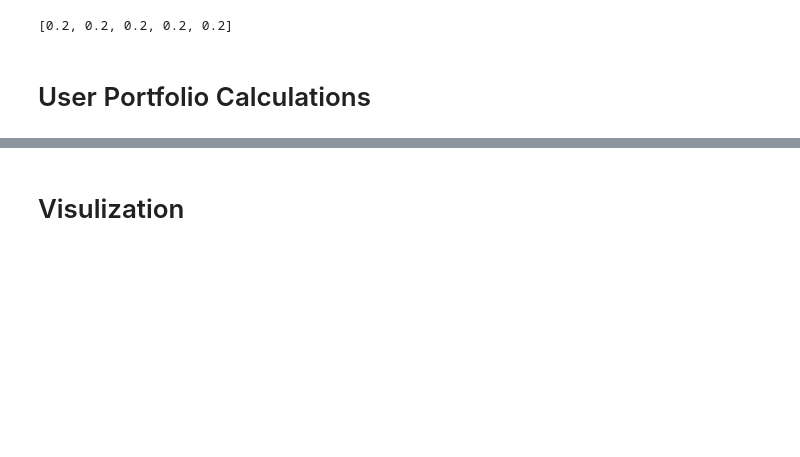
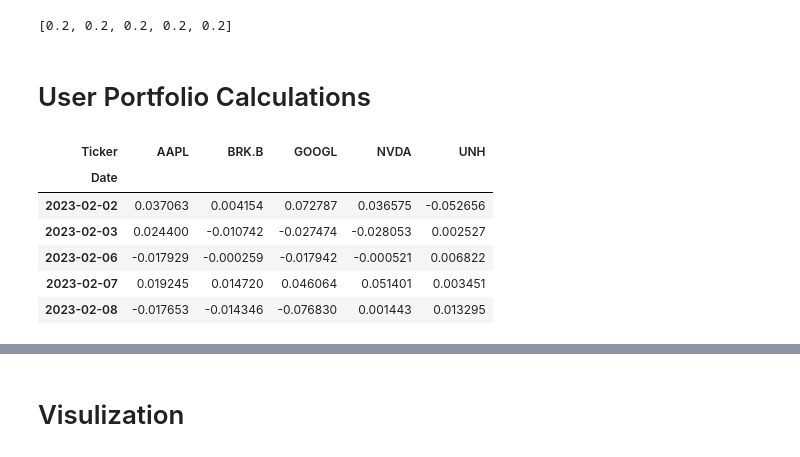
Before and after one commit to game-of-stocks/application, a Jupyter notebook: Game Of Stocks - Application.ipynb, the cells around one changed output, grey strips where cells are left out. Drawn from its saved outputs; the diff is of its cells as text; code cells hidden in the pictures; blank space fills up the shorter version.

```diff
--- a/Game Of Stocks - Application.ipynb
+++ b/Game Of Stocks - Application.ipynb
@@ -93,3 +90,26 @@ weight_array
 [0.2, 0.2, 0.2, 0.2, 0.2]
 # %% [markdown]
 # User Portfolio Calculations
+# %%
+# Get data from file for tickers in unique_user_portfolio_array using ".loc" and ".isin"
+portfolio_returns = raw_stocks_data_df.loc[raw_stocks_data_df["Ticker"].isin(unique_user_portfolio_array)]
+
+# Filter columns to get only the Ticker and Close Price and drop null values
+portfolio_returns= portfolio_returns[["Ticker","Close_Price"]].dropna()
+
+# Set tickers as columns
+portfolio_returns= portfolio_returns.pivot_table("Close_Price","Date","Ticker")
+
+# Calculate daily returns using "pct_change" and drop null values
+portfolio_returns = portfolio_returns.pct_change().dropna()
+
+# Display data
+portfolio_returns.head()
+# %% [output]
+| Ticker | AAPL | BRK.B | GOOGL | NVDA | UNH |
+| Date |  |  |  |  |  |
+| 2023-02-02 | 0.037063 | 0.004154 | 0.072787 | 0.036575 | -0.052656 |
+| 2023-02-03 | 0.024400 | -0.010742 | -0.027474 | -0.028053 | 0.002527 |
+| 2023-02-06 | -0.017929 | -0.000259 | -0.017942 | -0.000521 | 0.006822 |
+| 2023-02-07 | 0.019245 | 0.014720 | 0.046064 | 0.051401 | 0.003451 |
+| 2023-02-08 | -0.017653 | -0.014346 | -0.076830 | 0.001443 | 0.013295 |
```
Also changed, not shown: parts of 20 cells of this notebook, 2 other files.
